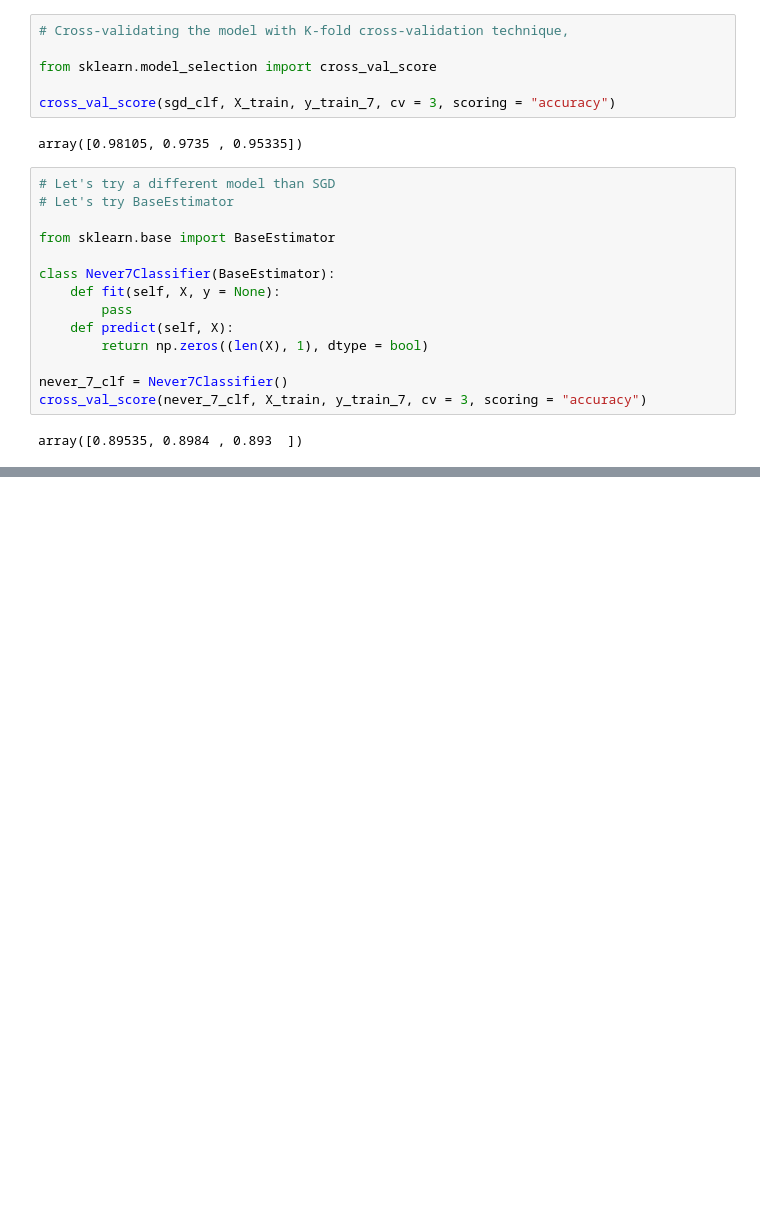
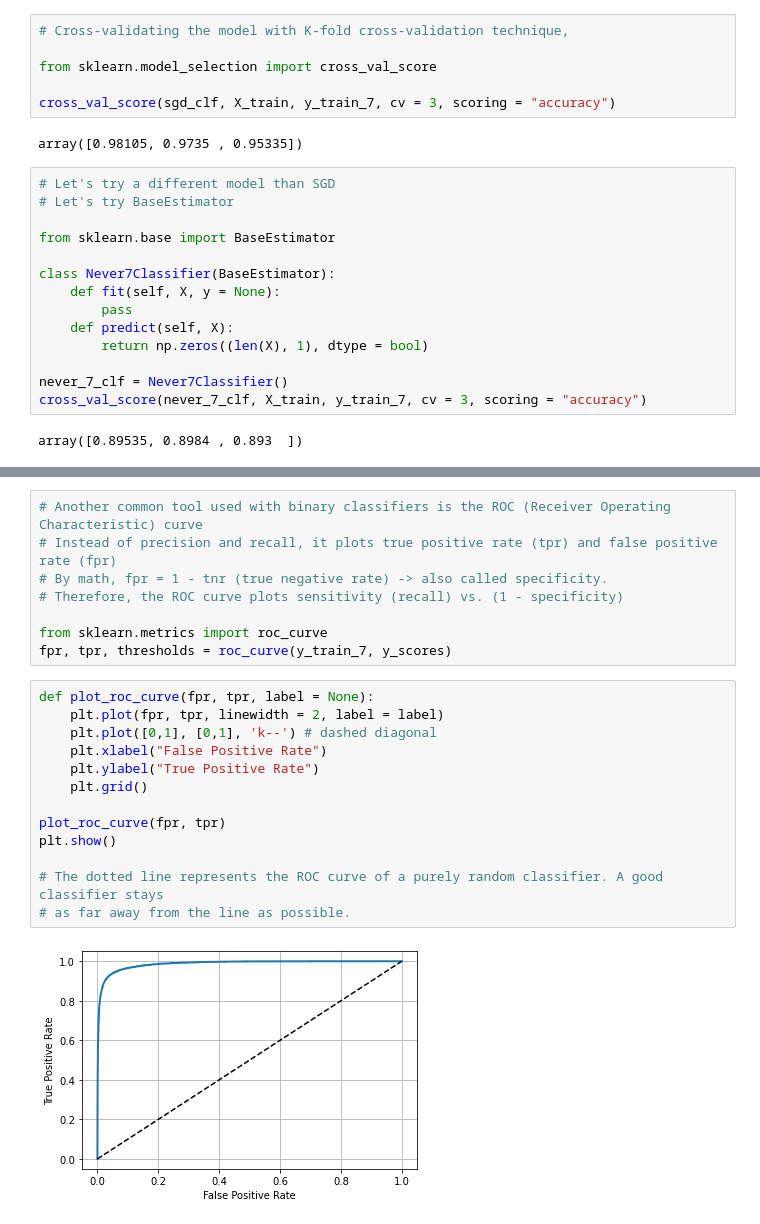
Before and after one commit to vedkhatri/Machine_Learning_Notes_and_Codes, a Jupyter notebook: Part 1/Second_tutorial_Machine_Learning.ipynb, the cells around one changed output, grey strips where cells are left out. Saved outputs shown, nothing was run; the diff lists cells and outputs as text; blank space fills up the shorter version.

```diff
--- a/Part 1/Second_tutorial_Machine_Learning.ipynb
+++ b/Part 1/Second_tutorial_Machine_Learning.ipynb
@@ -124,0 +182,23 @@ NameError: name 'y_train_7' is not defined
+# %%
+# Another common tool used with binary classifiers is the ROC (Receiver Operating Characteristic) curve
+# Instead of precision and recall, it plots true positive rate (tpr) and false positive rate (fpr)
+# By math, fpr = 1 - tnr (true negative rate) -> also called specificity.
+# Therefore, the ROC curve plots sensitivity (recall) vs. (1 - specificity)
+
+from sklearn.metrics import roc_curve
+fpr, tpr, thresholds = roc_curve(y_train_7, y_scores)
+# %%
+def plot_roc_curve(fpr, tpr, label = None):
+    plt.plot(fpr, tpr, linewidth = 2, label = label)
+    plt.plot([0,1], [0,1], 'k--') # dashed diagonal
+    plt.xlabel("False Positive Rate")
+    plt.ylabel("True Positive Rate")
+    plt.grid()
+
+plot_roc_curve(fpr, tpr)
+plt.show()
+
+# The dotted line represents the ROC curve of a purely random classifier. A good classifier stays
+# as far away from the line as possible.
+# %% [output]
+[figure, added]
```
Also changed, not shown: parts of 16 cells of this notebook.
